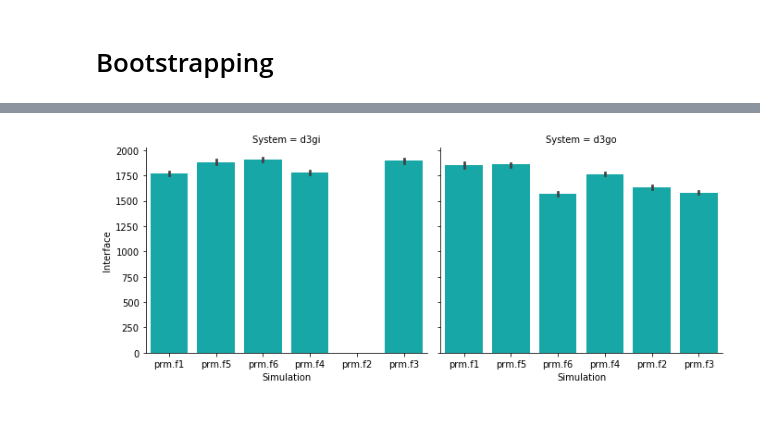
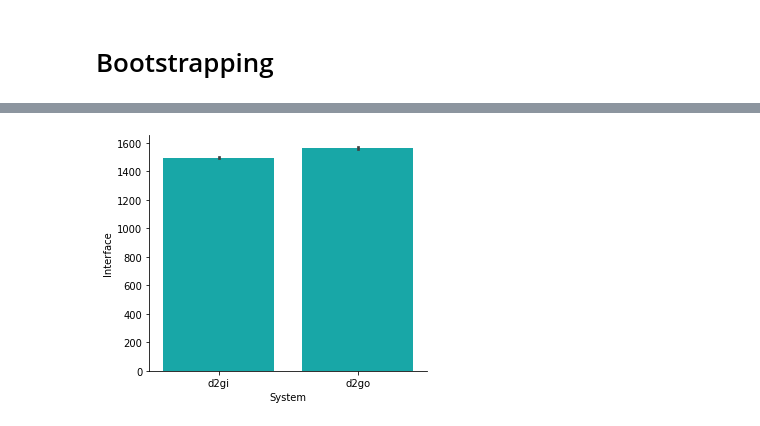
Before and after one commit to brucekhlee/ace, a Jupyter notebook: tutorial/dx_g_cpx/plot_interface3.ipynb, the cells around one changed output, grey strips where cells are left out. Cells and saved outputs as stored; diff of their text form; code cells hidden in the pictures.

Commit message:
update plots

```diff
--- a/tutorial/dx_g_cpx/plot_interface3.ipynb
+++ b/tutorial/dx_g_cpx/plot_interface3.ipynb
@@ -96,11 +96,14 @@ def gen_random_picks(control_seed=2020, num_splits=50, max_value=1000, Verbose =
             print(random_split)
     return random_splits
 
-def bootstrap(df, n=1000, seed=2020):
-    r = gen_random_picks(seed, num_splits=n, max_value=len(df))
-    sel = df.iloc[r]
-    plt = sns.catplot(x="Simulation", y="Interface",
-                col="System", color='c',
+def bootstrap(df1, df2, n=1000, seed=2020):
+    r = gen_random_picks(seed, num_splits=n, max_value=len(df1))
+    r2 = gen_random_picks(seed, num_splits=n, max_value=len(df2))
+    sel1 = df1.iloc[r]
+    sel2 = df2.iloc[r2]
+    sel = pd.concat([sel1,sel2])
+    plt = sns.catplot(x="System", y="Interface",
+                color='c',
                 data=sel, kind="bar",
                 height=4, aspect=1.2)
 # %%
@@ -273,4 +264,4 @@ bootstrap(d3_pd)
-# %%
-bootstrap(d3_prm)
-# %% [output]
-[figure, removed]
+# %%
+bootstrap(d2gi_bro,d2go_bro)
+# %% [output]
+[figure, added]
```
Also changed, not shown: parts of 6 cells of this notebook.
